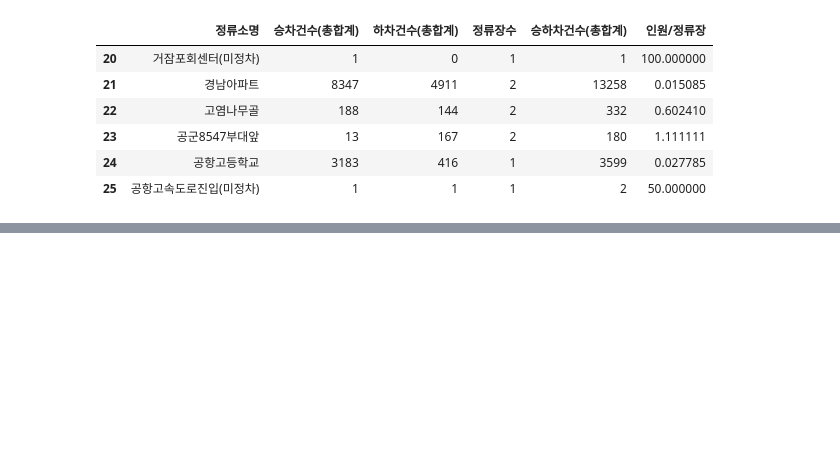
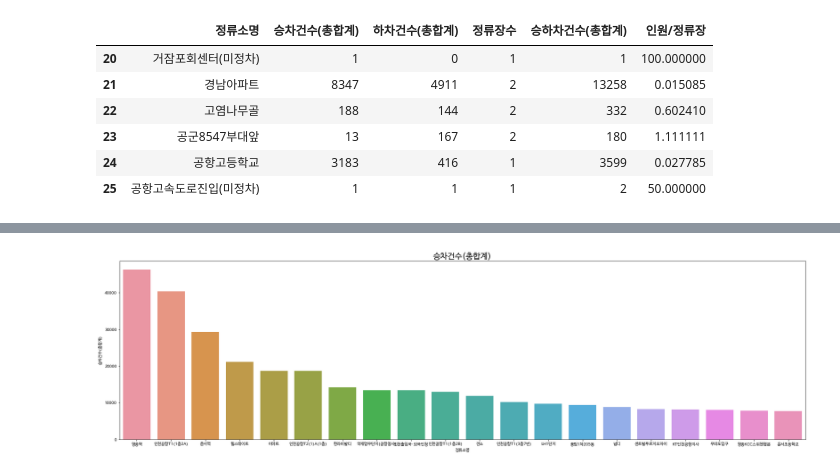
Before and after one commit to JJungEEun/Optimization-_of_DemandResponseBus_Routes, a Jupyter notebook: 정류장접근성및분포정도확인.ipynb, the cells around one changed output, grey strips where cells are left out. Cells and saved outputs as stored; diff of their text form; code cells hidden in the pictures; blank space fills up the shorter version.

```diff
--- a/정류장접근성및분포정도확인.ipynb
+++ b/정류장접근성및분포정도확인.ipynb
@@ -144 +167,4 @@ s['승하차건수(총합계)'].sort_values(ascending=False).head(10)
 Name: 승하차건수(총합계), dtype: int64
+# %%
+ss = pd.read_csv("/content/drive/MyDrive/2022/공모전_아이모드 최적화 방안/data/중구버스2.csv",encoding='UTF8')
+ss
@@ -144,0 +185,6 @@ Name: 승하차건수(총합계), dtype: int64
+# %%
+sss = ss.groupby(['정류소명'])['승차건수(총합계)','하차건수(총합계)','정류장수'].sum()
+sss['승하차건수(총합계)'] = sss['승차건수(총합계)']+ sss['하차건수(총합계)']
+sss['인원/정류장'] = sss['정류장수'] / (sss['승차건수(총합계)']+sss['하차건수(총합계)']) * 100
+sss = sss.reset_index()
+sss
@@ -144,0 +205,9 @@ Name: 승하차건수(총합계), dtype: int64
+# %%
+import seaborn as sns
+
+plt.figure(figsize = (30,8))
+p = sns.barplot(x="정류소명", y="승차건수(총합계)", data=sss.sort_values('승차건수(총합계)', ascending=False)[:20])
+p.set_title("승차건수(총합계)", fontsize=20)
+plt.show()
+# %% [output]
+[figure, added]
```
Also changed, not shown: parts of 14 cells of this notebook.
